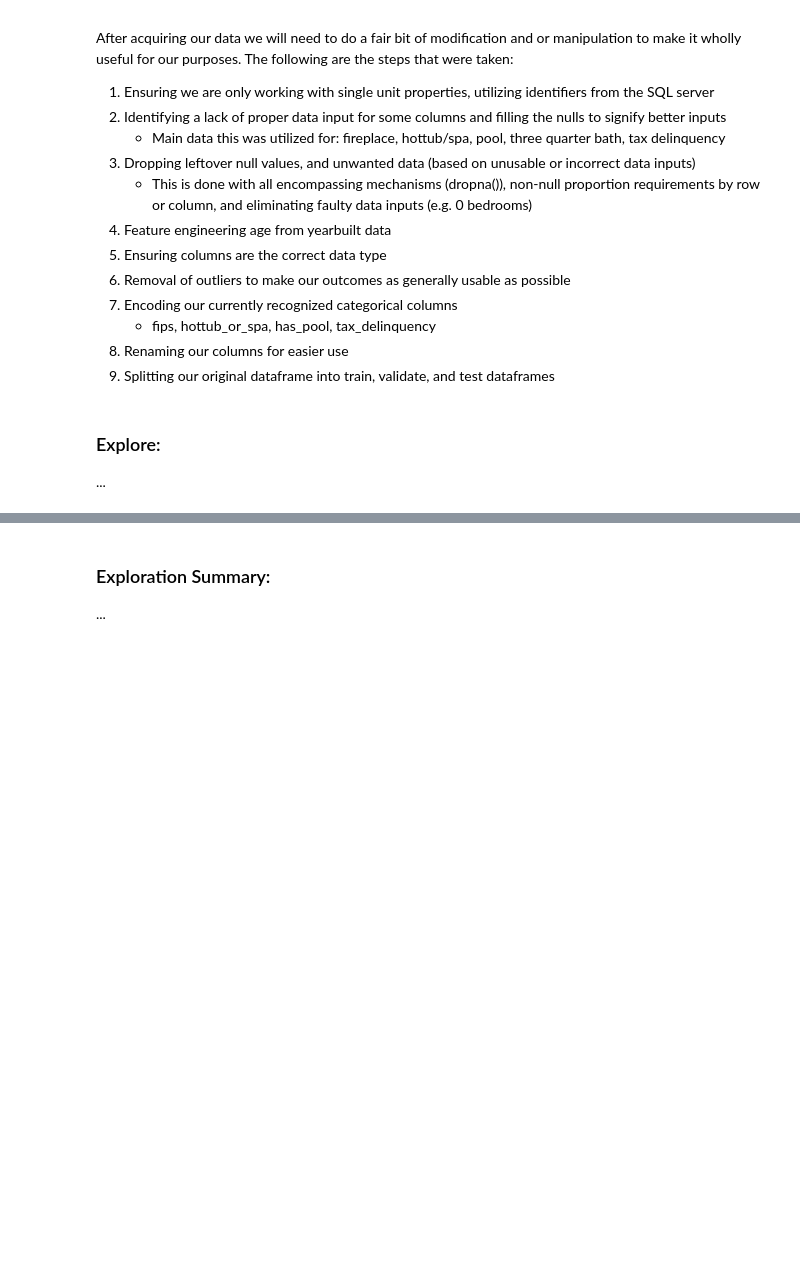
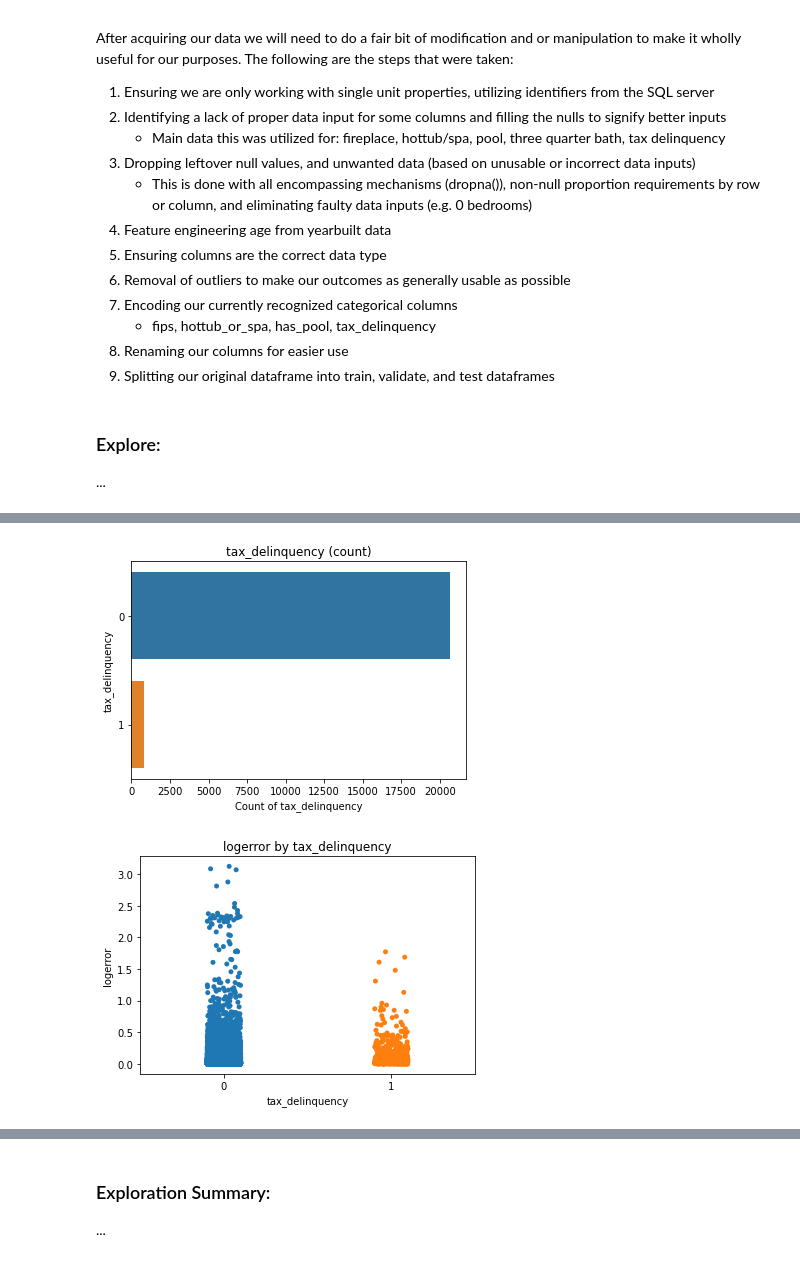
Before and after one commit to watermanbrandyn/clustering_project, a Jupyter notebook: Final Report.ipynb, the cells around one changed output, grey strips where cells are left out. Drawn from its saved outputs; the diff is of its cells as text; code cells hidden in the pictures; blank space fills up the shorter version.

```diff
--- a/Final Report.ipynb
+++ b/Final Report.ipynb
@@ -89,0 +118,7 @@ alpha = .05
+# %%
+# We can demonstrate categorical feature exploration using our 'tax_delinquency' feature
+# For positive log error
+e.cat_visuals(train_pos, ['tax_delinquency'], target)
+# %% [output]
+[figure, added]
+[figure, added]
```
Also changed, not shown: parts of 25 cells of this notebook.
